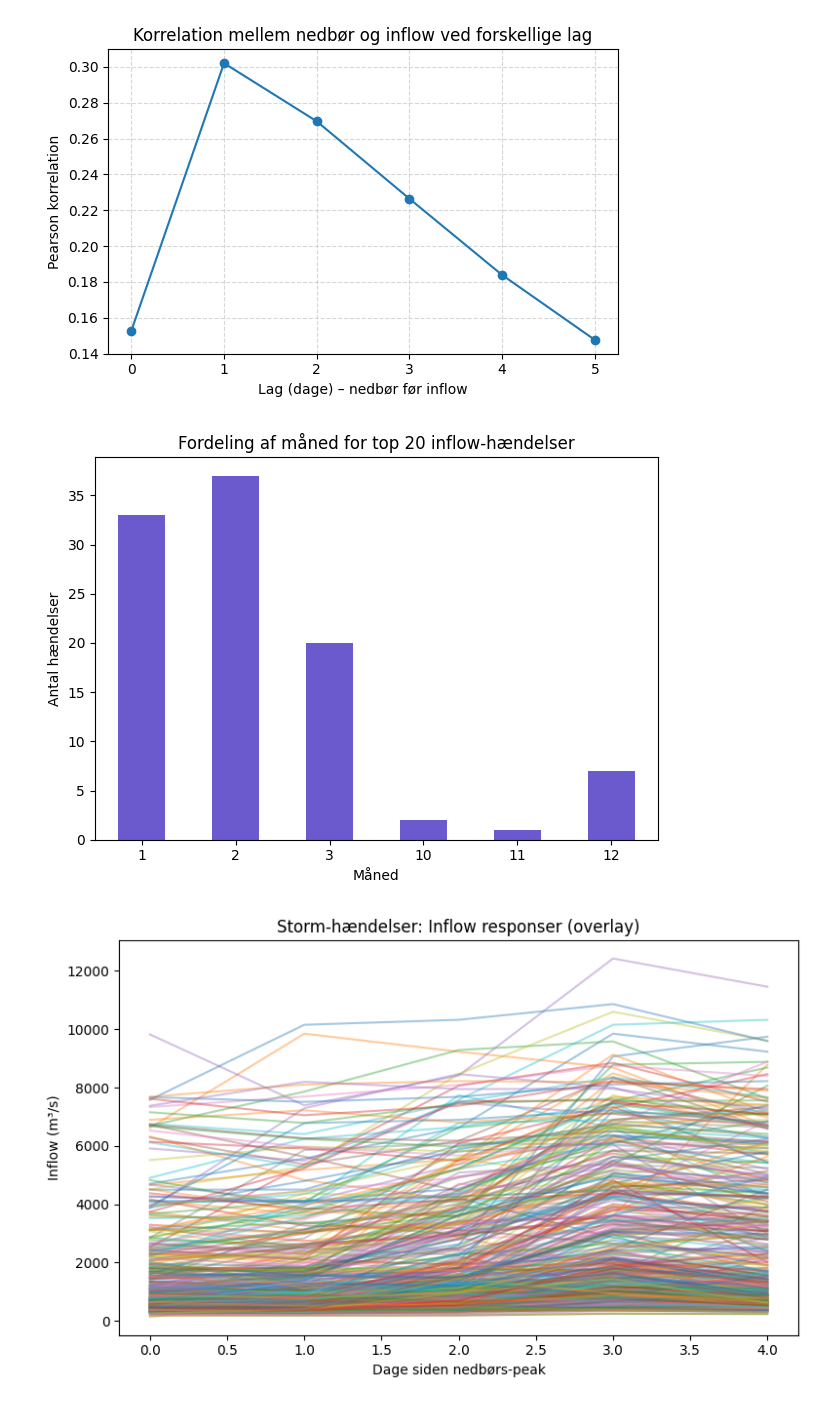
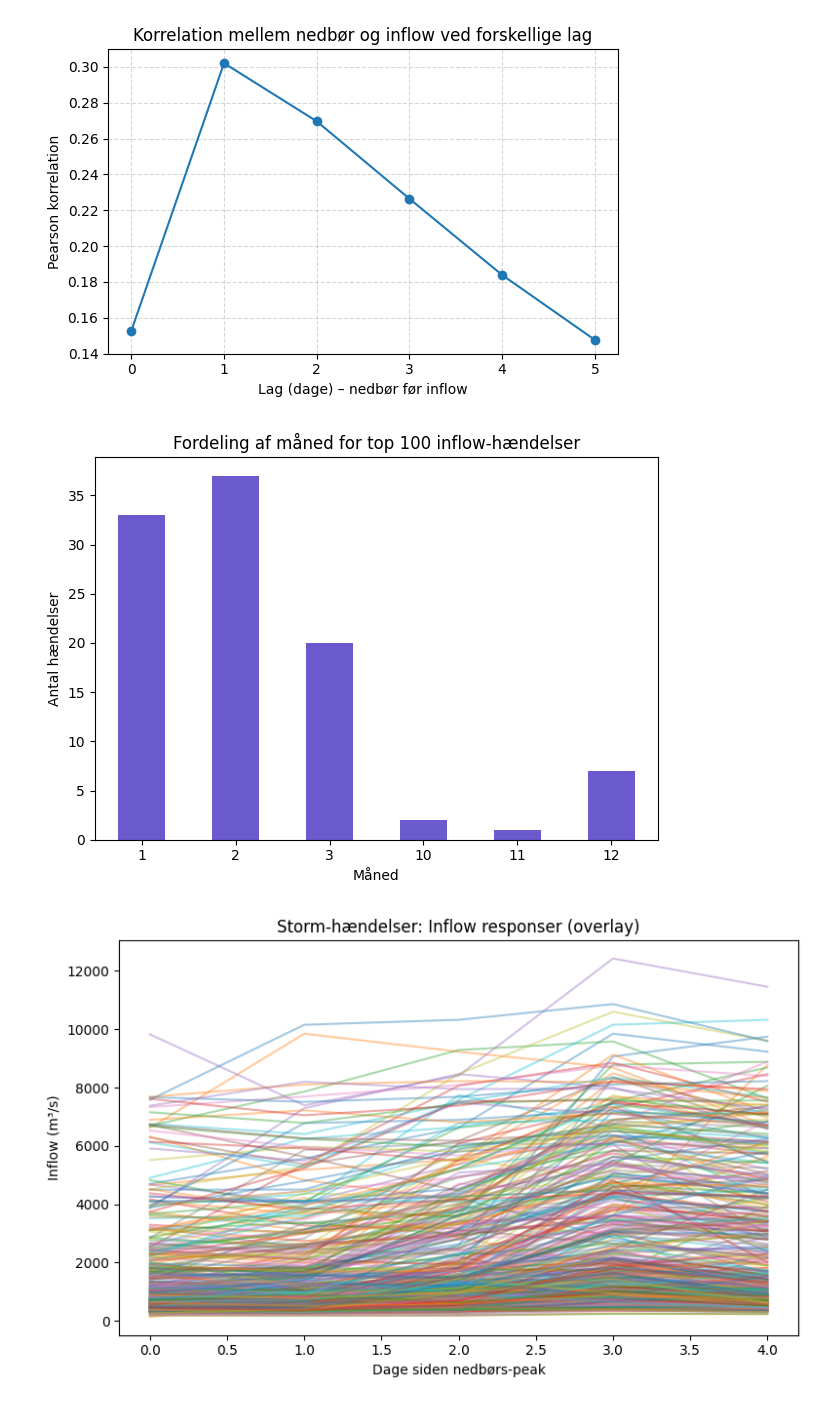
Before and after one commit to nicolaigarder/Forecasting-water-inflow, a Jupyter notebook: Exploratory analysis/Zoom_extreme.ipynb, the cells around one changed output. Drawn from its saved outputs; the diff is of its cells as text; code cells hidden in the pictures.

```diff
--- a/Exploratory analysis/Zoom_extreme.ipynb
+++ b/Exploratory analysis/Zoom_extreme.ipynb
@@ -221,16 +221,16 @@ plt.show()
 # %%
 topN = df['KarupBro'].nlargest(100)
 topN_months = topN.index.month
 
 topN_months.value_counts().sort_index().plot(kind='bar', color='slateblue')
-plt.title("Fordeling af måned for top 20 inflow-hændelser")
+plt.title("Fordeling af måned for top 100 inflow-hændelser")
 plt.xlabel("Måned")
 plt.ylabel("Antal hændelser")
 plt.xticks(rotation=0)
 plt.tight_layout()
 plt.show()
 # %% [output]
-[figure, old version]
+[figure, new version]
 # %%
 def extract_windows(data, p_thresh, pad=2):
     mask = data['precip_total_daily'] > p_thresh
```
Also changed, not shown: parts of 1 cell of this notebook, 6 other files.
